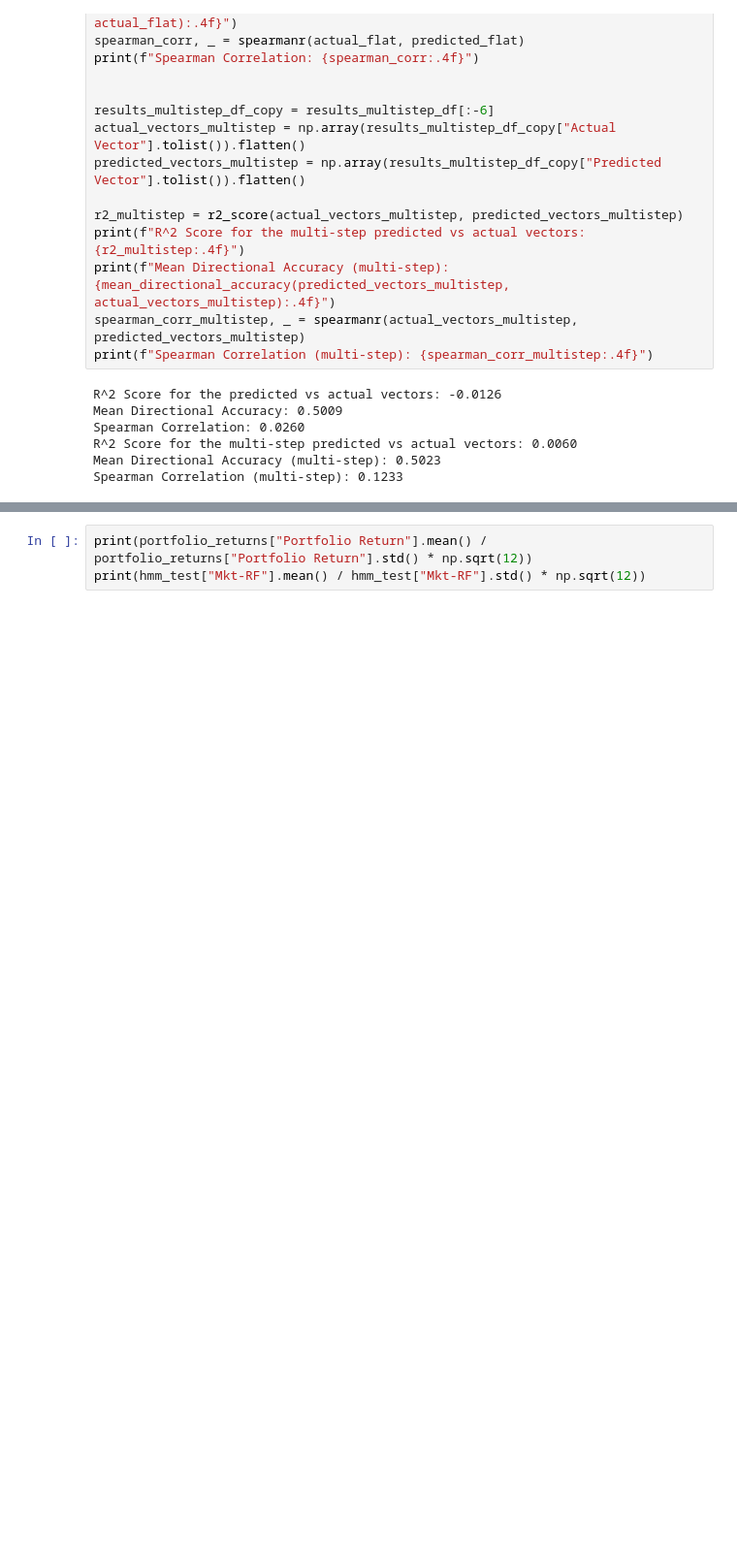
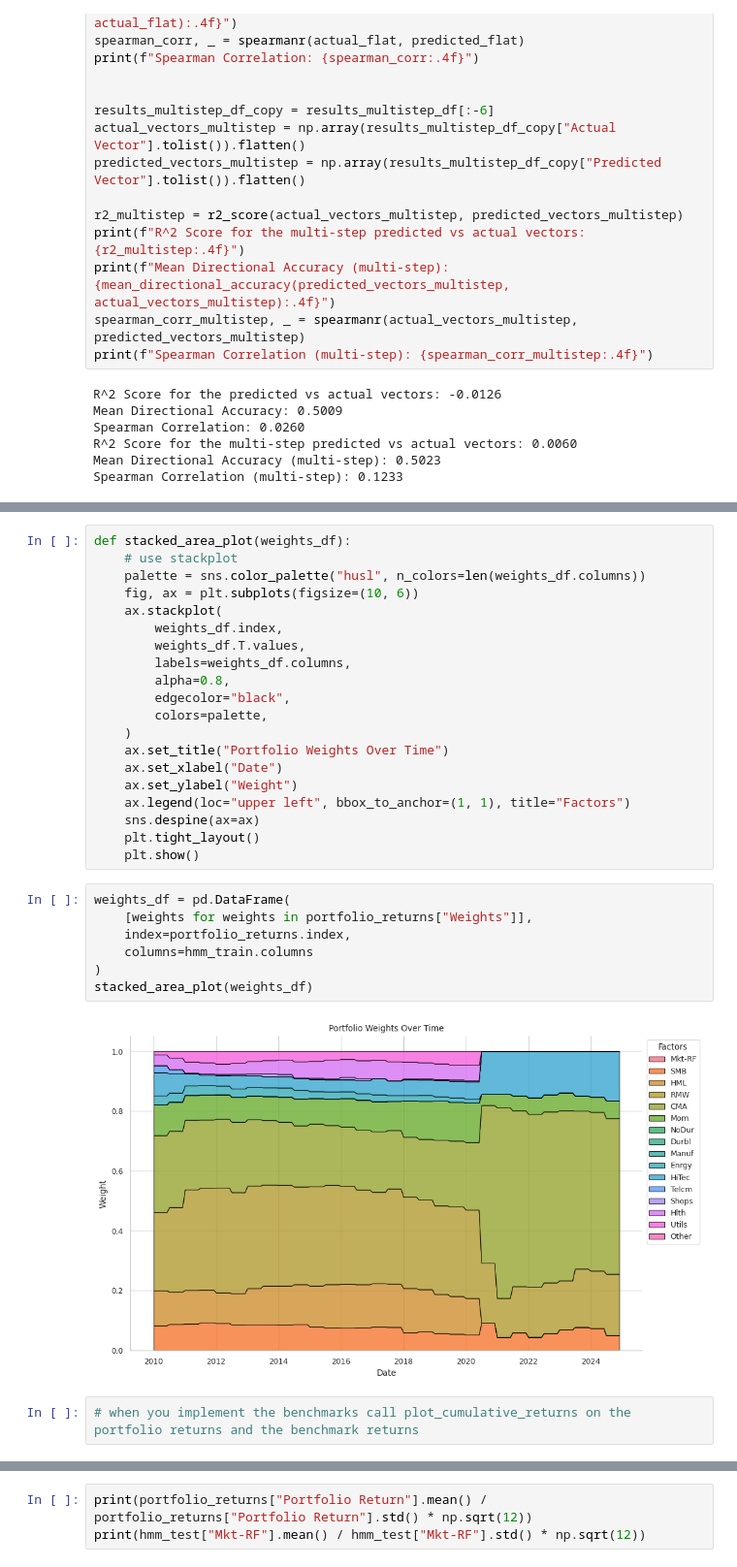
Before and after one commit to evucelic/HMM-Market-Regime-Estimation, a Jupyter notebook: fama_french_HMM.ipynb, the cells around one changed output, grey strips where cells are left out. Shown at 97% size. Cells and saved outputs as stored; diff of their text form; blank space fills up the shorter version.

Commit message:
Weights stacked area plot, expand rebalance frequencies

```diff
--- a/fama_french_HMM.ipynb
+++ b/fama_french_HMM.ipynb
@@ -975 +938,32 @@ plot_portfolio_weights_and_returns(portfolio_returns)
+# %%
+def stacked_area_plot(weights_df):
+    # use stackplot
+    palette = sns.color_palette("husl", n_colors=len(weights_df.columns))
+    fig, ax = plt.subplots(figsize=(10, 6))
+    ax.stackplot(
+        weights_df.index,
+        weights_df.T.values,
+        labels=weights_df.columns,
+        alpha=0.8,
+        edgecolor="black",
+        colors=palette,
+    )
+    ax.set_title("Portfolio Weights Over Time")
+    ax.set_xlabel("Date")
+    ax.set_ylabel("Weight")
+    ax.legend(loc="upper left", bbox_to_anchor=(1, 1), title="Factors")
+    sns.despine(ax=ax)
+    plt.tight_layout()
+    plt.show()
+# %%
+weights_df = pd.DataFrame(
+    [weights for weights in portfolio_returns["Weights"]],
+    index=portfolio_returns.index,
+    columns=hmm_train.columns
+)
+stacked_area_plot(weights_df)
+# %% [output]
+[figure, added]
+# %%
+# when you implement the benchmarks call plot_cumulative_returns on the portfolio returns and the benchmark returns
 # %% [markdown]
```
Also changed, not shown: parts of 3 cells of this notebook.
